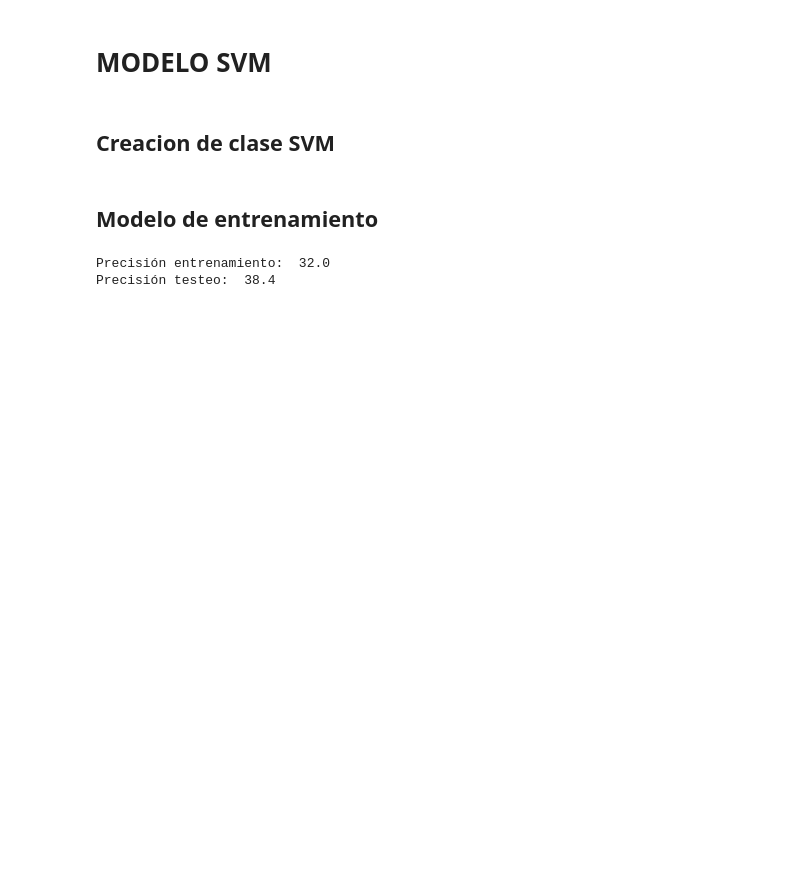
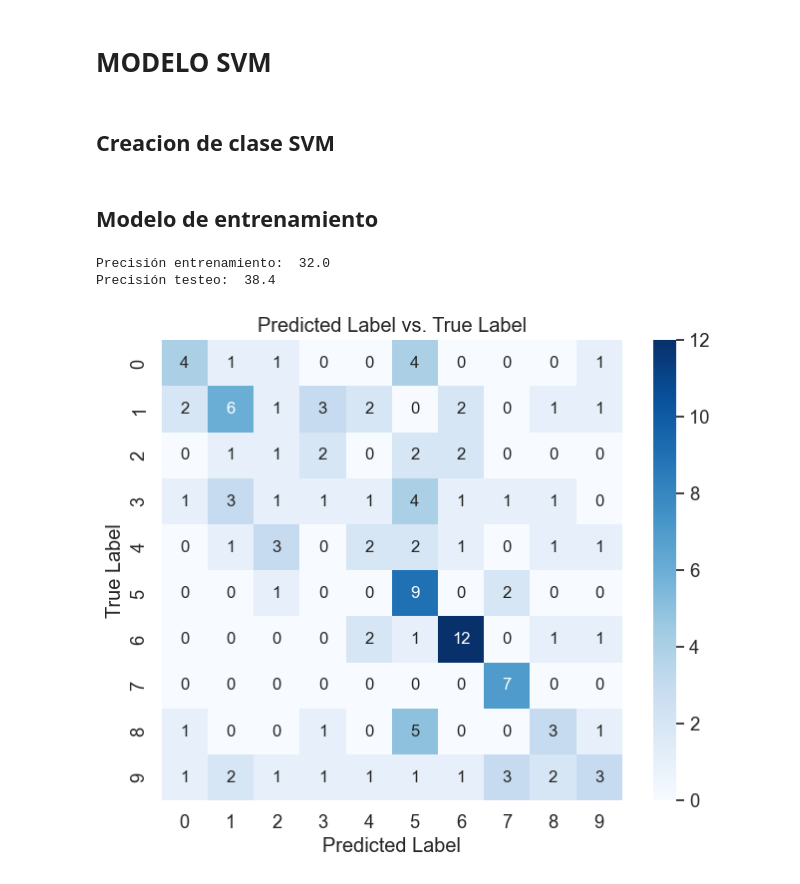
Before and after one commit to OmarUTEC/project1-machine, a Jupyter notebook: SVM/SVM_train.ipynb, the cells around one changed output. Cells and saved outputs as stored; diff of their text form; code cells hidden in the pictures; blank space fills up the shorter version.

```diff
--- a/SVM/SVM_train.ipynb
+++ b/SVM/SVM_train.ipynb
@@ -139,3 +139,22 @@ print("Precisión testeo: ",precision_test)
 # %% [output]
 Precisión entrenamiento:  32.0
 Precisión testeo:  38.4
+# %%
+from sklearn.metrics import confusion_matrix
+import seaborn as sns
+import matplotlib.pyplot as plt
+
+# Calcula la matriz de confusión
+conf_matrix = confusion_matrix(y_test_mariposas, y_pred_test)
+
+# Crea un mapa de calor de la matriz de confusión con una barra de color
+plt.figure(figsize=(8, 6))
+sns.set(font_scale=1.2)
+sns.heatmap(conf_matrix, annot=True, fmt='d', cmap='Blues', cbar=True, square=True, annot_kws={'size': 12})
+
+plt.xlabel('Predicted Label')
+plt.ylabel('True Label')
+plt.title('Predicted Label vs. True Label')
+plt.show()
+# %% [output]
+[figure, added]
```
